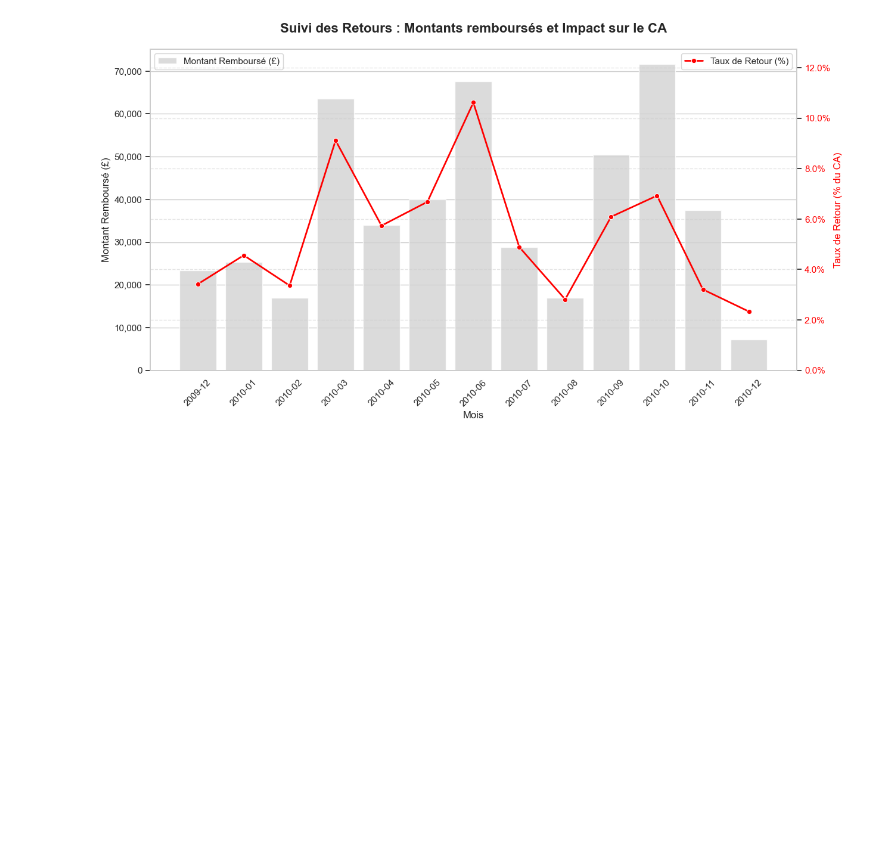
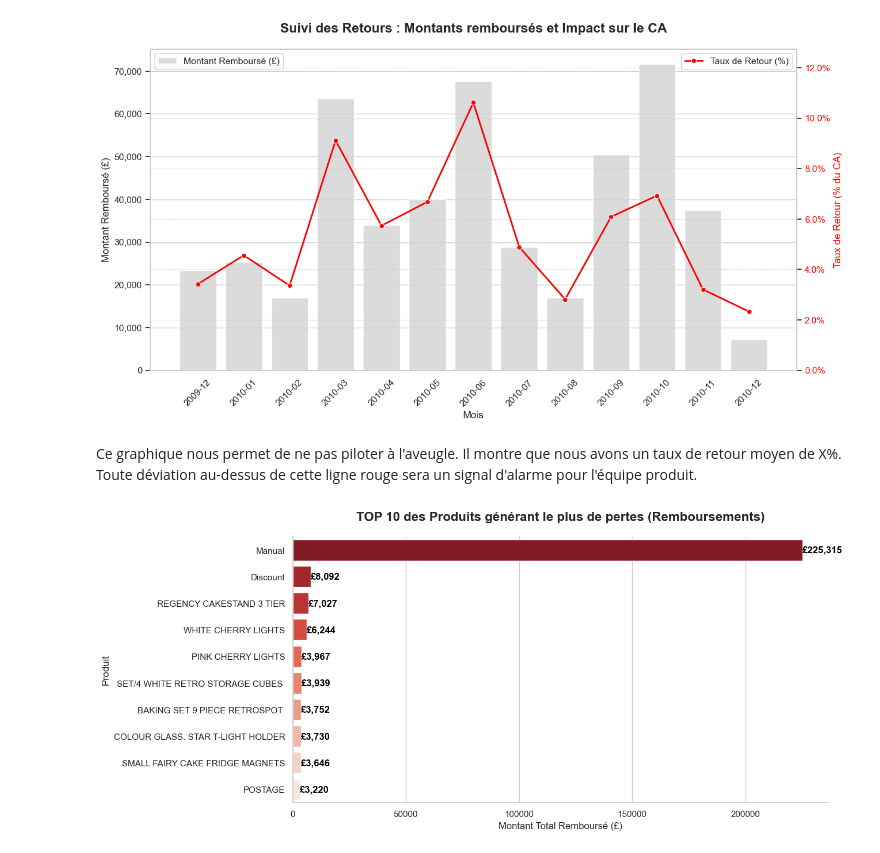
Before and after one commit to bonivalyvan/Projet-final-ECE-DataViz-2025, a Jupyter notebook: Exploration.ipynb, the cells around one changed output. Cells and saved outputs as stored; diff of their text form; code cells hidden in the pictures; blank space fills up the shorter version.

```diff
--- a/Exploration.ipynb
+++ b/Exploration.ipynb
@@ -766,3 +778,32 @@ plt.grid(True, axis='y', linestyle='--', alpha=0.5)
 plt.show()
 # %% [output]
 [figure]
+# %% [markdown]
+Ce graphique nous permet de ne pas piloter à l'aveugle. Il montre que nous avons un taux de retour moyen de X%. Toute déviation au-dessus de cette ligne rouge sera un signal d'alarme pour l'équipe produit.
+# %%
+
+# --- Préparation des données ---
+# On utilise le dataframe 'df_returns' que nous avons isolé juste avant
+# On groupe par Description et on somme le Total (qui représente le montant remboursé)
+top_returns = df_returns.groupby('Description')['Total'].sum().sort_values(ascending=False).head(10)
+
+# --- Création du Graphique ---
+plt.figure(figsize=(12, 6))
+
+# Barplot horizontal pour bien lire les noms des produits
+# Palette 'Reds_r' pour symboliser la perte/le danger
+barplot = sns.barplot(x=top_returns.values, y=top_returns.index, hue=top_returns.index, palette='Reds_r')
+
+# --- Mise en forme ---
+plt.title('TOP 10 des Produits générant le plus de pertes (Remboursements)', fontsize=16, fontweight='bold', pad=20)
+plt.xlabel('Montant Total Remboursé (£)', fontsize=12)
+plt.ylabel('Produit', fontsize=12)
+
+# Ajout des valeurs au bout des barres pour la précision
+for i, v in enumerate(top_returns.values):
+    barplot.text(v + 10, i, f'£{v:,.0f}', color='black', va='center', fontweight='bold')
+
+sns.despine()
+plt.show()
+# %% [output]
+[figure, added]
```
Also changed, not shown: parts of 5 cells of this notebook.
